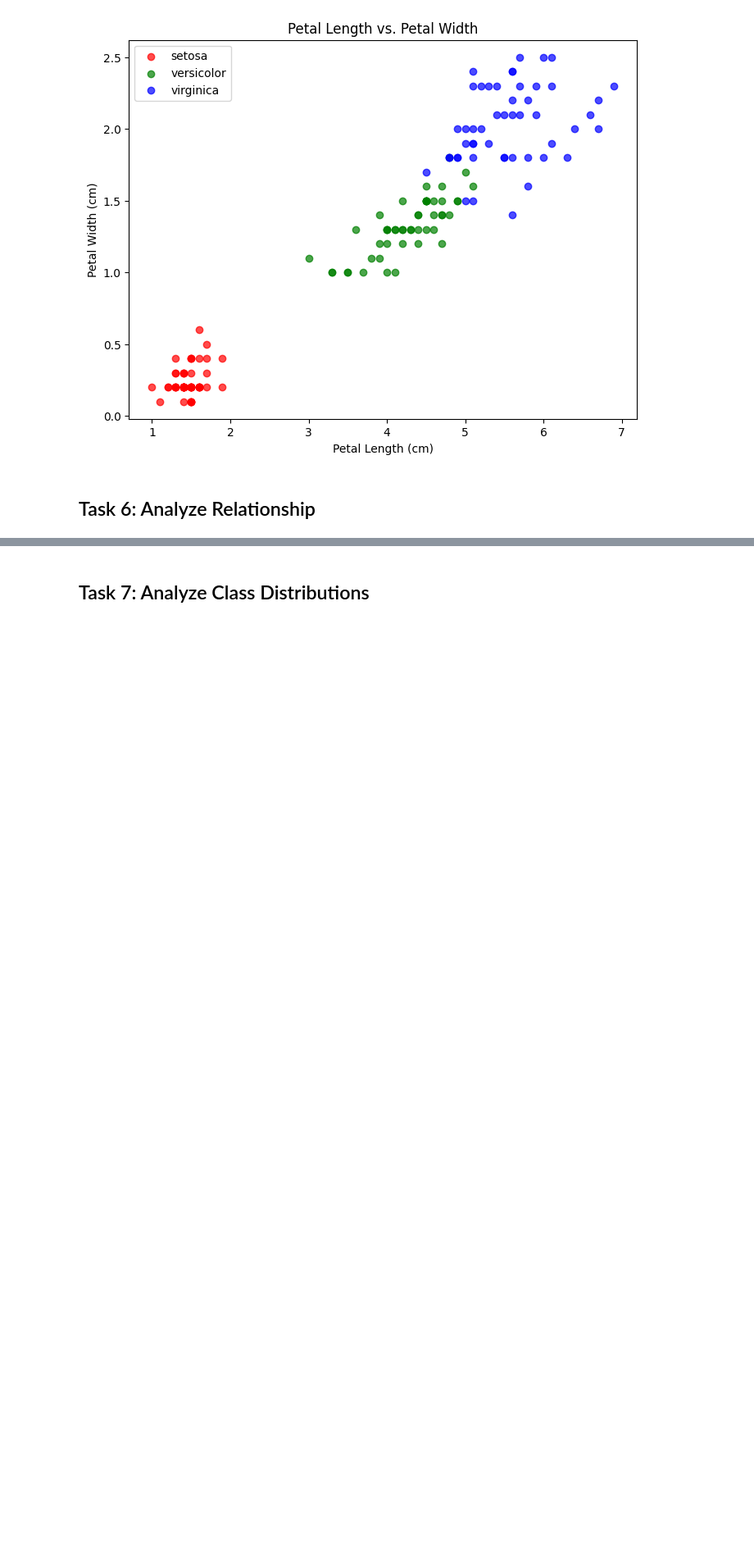
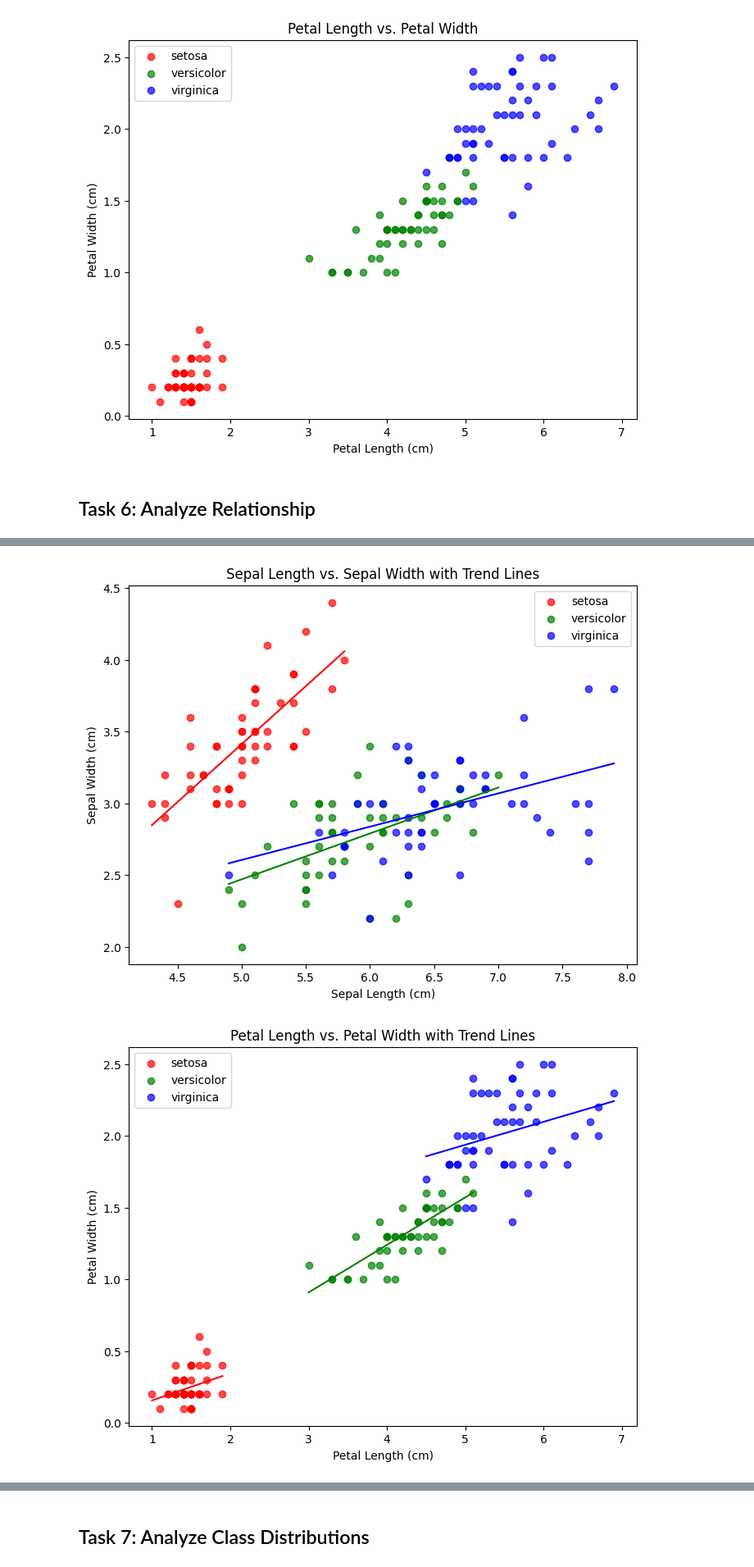
Before and after one commit to LoicBagnoud/principles_of_data_analytics, a Jupyter notebook: tasks.ipynb, the cells around one changed output, grey strips where cells are left out. Shown at 82% size. Saved outputs shown, nothing was run; the diff lists cells and outputs as text; code cells hidden in the pictures; blank space fills up the shorter version.

```diff
--- a/tasks.ipynb
+++ b/tasks.ipynb
@@ -322,0 +393,74 @@ plt.show()
+# %%
+# Now, with this, we're going to once again reutilise our plots as most of the code has already been done.
+plt.figure(figsize=(8, 6))
+for sp in df['species'].unique():
+    subset = df[df['species'] == sp]
+    plt.scatter(subset['sepal_length'], subset['sepal_width'],
+                color=colors[sp], label=sp, alpha=0.7)
+    x = subset['sepal_length']
+    y = subset['sepal_width']
+
+    # We're going to be using Polyfit once more to compute the Linear Regression.
+    slope, intercept = np.polyfit(x, y, 1)
+
+    # I was a bit stuck here, but ChatGPT helped me with calculating for each species specifically with this section of the code.
+    # Reference - ChatGPT - Answer:
+    '''
+    # Create a polynomial (linear) function based on the slope and intercept
+    # Think of it this way: you have a formula for a straight line,y=slope×x+intercept. The function np.poly1d((slope, intercept))
+    # takes the numbers for the slope and intercept and packages them into a "calculator" function. This new function (which we often call line_func) lets you plug in any x-value,
+    # and it will automatically compute the corresponding y-value using that formula. In simple terms, it's like turning the equation of your
+    # line into a tool you can use to get y-values for any x you choose.
+    '''
+    # This basically led me to this function and further research on poly1d.
+    line_func = np.poly1d((slope, intercept))
+
+    # Reference: https://numpy.org/doc/stable/reference/generated/numpy.poly1d.html
+
+    # Afterwards, we use linspace just like before.
+    x_line = np.linspace(x.min(), x.max())
+
+    # Calculate the corresponding y-values for the trend line
+    y_line = line_func(x_line)
+
+    # Plot the trend line with a colour that is equal to the colours of each species for consistency
+    plt.plot(x_line, y_line, color=colors[sp])
+
+# Concluding with descriptions and Legends.
+plt.title("Sepal Length vs. Sepal Width with Trend Lines")
+plt.xlabel("Sepal Length (cm)")
+plt.ylabel("Sepal Width (cm)")
+plt.legend()
+plt.show()
+
+
+# We then do the sae for the Petals:
+
+plt.figure(figsize=(8, 6))
+for sp in df['species'].unique():
+    subset = df[df['species'] == sp]
+    plt.scatter(subset['petal_length'], subset['petal_width'],
+                color=colors[sp], label=sp, alpha=0.7)
+
+
+    x = subset['petal_length']
+    y = subset['petal_width']
+
+    slope, intercept = np.polyfit(x, y, 1)
+
+    line_func = np.poly1d((slope, intercept))
+
+    x_line = np.linspace(x.min(), x.max(), 100)
+
+    y_line = line_func(x_line)
+
+    plt.plot(x_line, y_line, color=colors[sp])
+
+plt.title("Petal Length vs. Petal Width with Trend Lines")
+plt.xlabel("Petal Length (cm)")
+plt.ylabel("Petal Width (cm)")
+plt.legend()
+plt.show()
+# %% [output]
+[figure, added]
+[figure, added]
```
Also changed, not shown: parts of 3 cells of this notebook.
